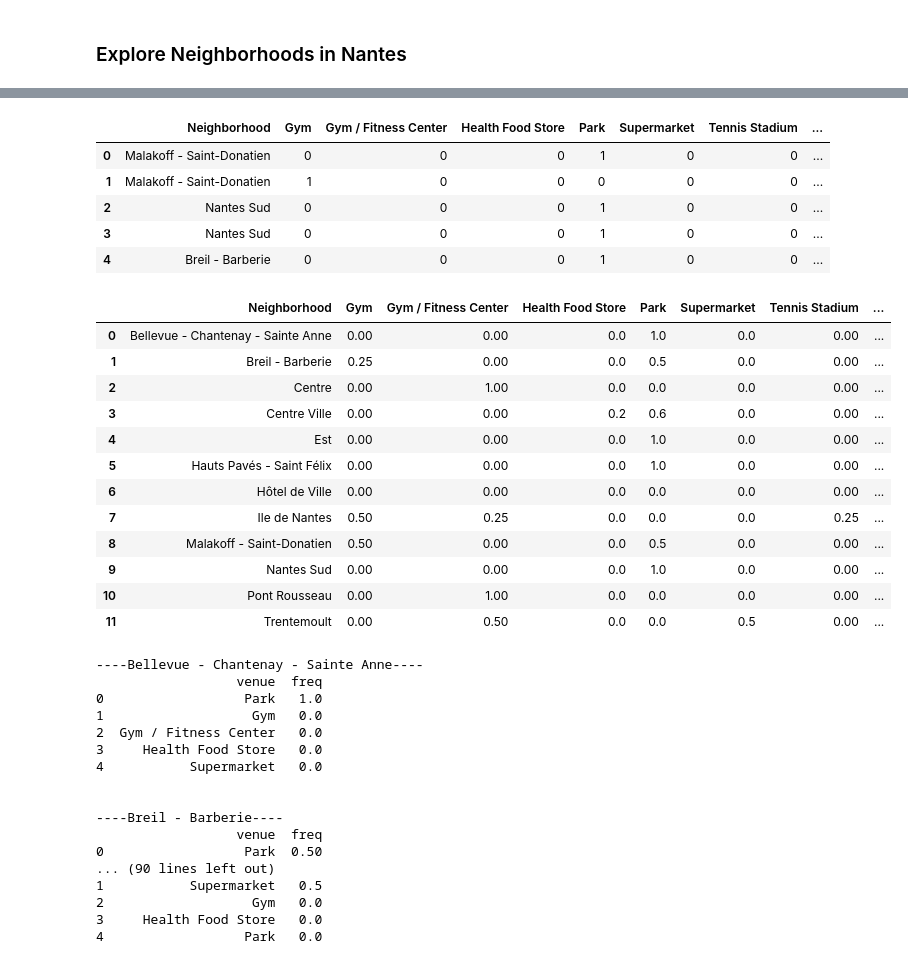
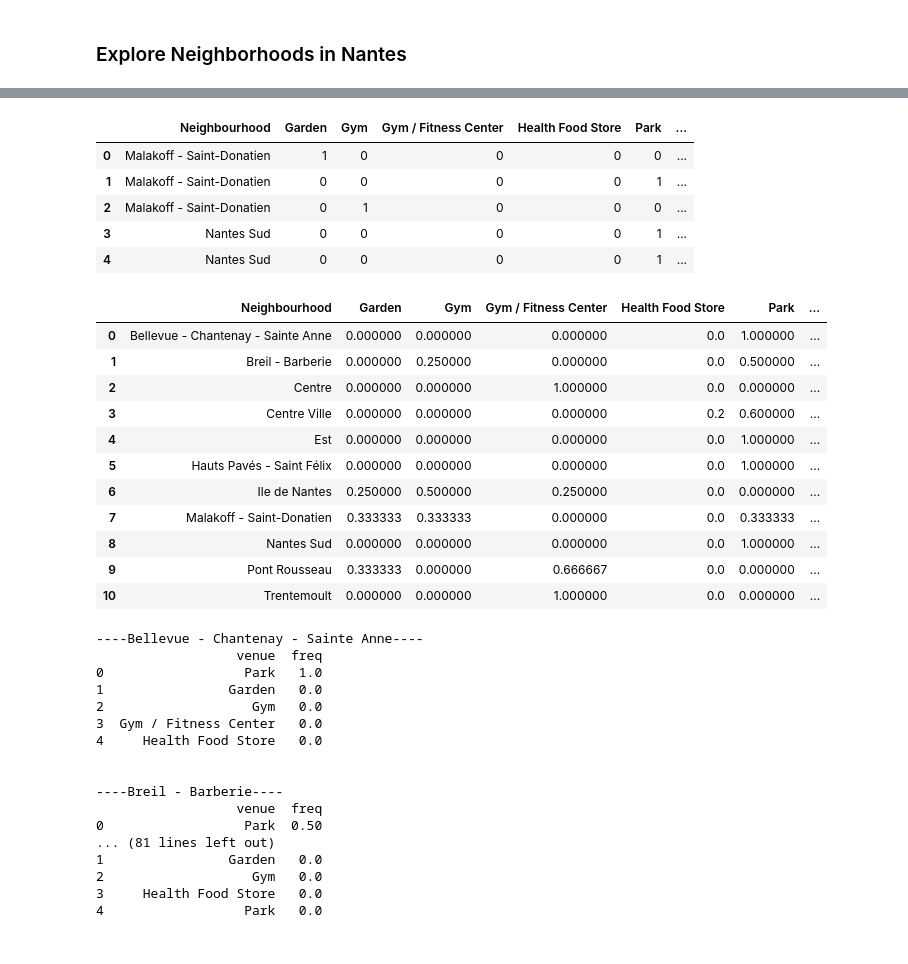
Before and after one commit to Preciousring/Coursera_Capstone, a Jupyter notebook: Capstone_Project _The Battle_of_Neighborhoods(Week 2).ipynb, the cells around one changed output, grey strips where cells are left out. Cells and saved outputs as stored; diff of their text form; code cells hidden in the pictures.

```diff
--- a/Capstone_Project _The Battle_of_Neighborhoods(Week 2).ipynb
+++ b/Capstone_Project _The Battle_of_Neighborhoods(Week 2).ipynb
@@ -220,8 +220,10 @@ LIMIT = 100 # A default Foursquare API limit value
 # We use the Foursquare API in order to have the venues in which we are interested (https://developer.foursquare.com/docs/build-with-foursquare/categories/)
 vegan_restaurant = '4bf58dd8d48988d1d3941735'
 park = '4bf58dd8d48988d163941735'
-yoga_center ='4bf58dd8d48988d175941735'
+gym_center ='4bf58dd8d48988d175941735'
 organic_shop = '52f2ab2ebcbc57f1066b8b45'
-foursquare_categories = ",".join([vegan_restaurant, park, yoga_center, organic_shop])
+botanical_garden = '52e81612bcbc57f1066b7a22'
+garden = '4bf58dd8d48988d15a941735'
+foursquare_categories = ",".join([vegan_restaurant, park, gym_center, organic_shop, botanical_garden, garden])
 print(foursquare_categories)
 # %% [output]
@@ -275,7 +277,7 @@ def getNearbyVenues(names, latitudes, longitudes, radius=500):
             v['venue']['categories'][0]['name']) for v in results])
 
     nearby_venues = pd.DataFrame([item for venue_list in venues_list for item in venue_list])
-    nearby_venues.columns = ['Neighborhood',
+    nearby_venues.columns = ['Neighbourhood',
                   'Neighbourhood Latitude',
                   'Neighbourhood Longitude',
                   'Venue',
@@ -317,0 +320,7 @@ nantes_venues.head()
+# %%
+venues_list = nantes_venues['Venue Category'].unique()
+display(venues_list)
+venues_to_drop = ['Tennis Stadium', 'Supermarket', 'Trade School', 'Pedestrian Plaza', 'Home Service']
+nantes_venues_final = nantes_venues[~nantes_venues['Venue Category'].isin(venues_to_drop)]
+
+nantes_venues_final
@@ -335,9 +365,9 @@ nantes_venues.groupby('Neighborhood').count()
 # %%
 # one hot encoding
-nantes_onehot = pd.get_dummies(nantes_venues[['Venue Category']], prefix="", prefix_sep="")
+nantes_onehot = pd.get_dummies(nantes_venues_final[['Venue Category']], prefix="", prefix_sep="")
 
 # add neighborhood column back to dataframe
-nantes_onehot['Neighborhood'] = nantes_venues['Neighborhood']
+nantes_onehot['Neighbourhood'] = nantes_venues_final['Neighbourhood']
 
 # move neighborhood column to the first column
 fixed_columns = [nantes_onehot.columns[-1]] + list(nantes_onehot.columns[:-1])
@@ -345,35 +375,34 @@ nantes_onehot = nantes_onehot[fixed_columns]
 
 nantes_onehot.head()
 # %% [output]
-|  | Neighborhood | Gym | Gym / Fitness Center | Health Food Store | Park | Supermarket | Tennis Stadium | ... |
-| 0 | Malakoff - Saint-Donatien | 0 | 0 | 0 | 1 | 0 | 0 | ... |
-| 1 | Malakoff - Saint-Donatien | 1 | 0 | 0 | 0 | 0 | 0 | ... |
-| 2 | Nantes Sud | 0 | 0 | 0 | 1 | 0 | 0 | ... |
-| 3 | Nantes Sud | 0 | 0 | 0 | 1 | 0 | 0 | ... |
-| 4 | Breil - Barberie | 0 | 0 | 0 | 1 | 0 | 0 | ... |
+|  | Neighbourhood | Garden | Gym | Gym / Fitness Center | Health Food Store | Park | ... |
+| 0 | Malakoff - Saint-Donatien | 1 | 0 | 0 | 0 | 0 | ... |
+| 1 | Malakoff - Saint-Donatien | 0 | 0 | 0 | 0 | 1 | ... |
+| 2 | Malakoff - Saint-Donatien | 0 | 1 | 0 | 0 | 0 | ... |
+| 3 | Nantes Sud | 0 | 0 | 0 | 0 | 1 | ... |
+| 4 | Nantes Sud | 0 | 0 | 0 | 0 | 1 | ... |
 # %%
-nantes_grouped = nantes_onehot.groupby('Neighborhood').mean().reset_index()
+nantes_grouped = nantes_onehot.groupby('Neighbourhood').mean().reset_index()
 nantes_grouped
 # %% [output]
-|  | Neighborhood | Gym | Gym / Fitness Center | Health Food Store | Park | Supermarket | Tennis Stadium | ... |
-| 0 | Bellevue - Chantenay - Sainte Anne | 0.00 | 0.00 | 0.0 | 1.0 | 0.0 | 0.00 | ... |
-| 1 | Breil - Barberie | 0.25 | 0.00 | 0.0 | 0.5 | 0.0 | 0.00 | ... |
-| 2 | Centre | 0.00 | 1.00 | 0.0 | 0.0 | 0.0 | 0.00 | ... |
-| 3 | Centre Ville | 0.00 | 0.00 | 0.2 | 0.6 | 0.0 | 0.00 | ... |
-| 4 | Est | 0.00 | 0.00 | 0.0 | 1.0 | 0.0 | 0.00 | ... |
-| 5 | Hauts Pavés - Saint Félix | 0.00 | 0.00 | 0.0 | 1.0 | 0.0 | 0.00 | ... |
-| 6 | Hôtel de Ville | 0.00 | 0.00 | 0.0 | 0.0 | 0.0 | 0.00 | ... |
-| 7 | Ile de Nantes | 0.50 | 0.25 | 0.0 | 0.0 | 0.0 | 0.25 | ... |
-| 8 | Malakoff - Saint-Donatien | 0.50 | 0.00 | 0.0 | 0.5 | 0.0 | 0.00 | ... |
-| 9 | Nantes Sud | 0.00 | 0.00 | 0.0 | 1.0 | 0.0 | 0.00 | ... |
-| 10 | Pont Rousseau | 0.00 | 1.00 | 0.0 | 0.0 | 0.0 | 0.00 | ... |
-| 11 | Trentemoult | 0.00 | 0.50 | 0.0 | 0.0 | 0.5 | 0.00 | ... |
+|  | Neighbourhood | Garden | Gym | Gym / Fitness Center | Health Food Store | Park | ... |
+| 0 | Bellevue - Chantenay - Sainte Anne | 0.000000 | 0.000000 | 0.000000 | 0.0 | 1.000000 | ... |
+| 1 | Breil - Barberie | 0.000000 | 0.250000 | 0.000000 | 0.0 | 0.500000 | ... |
+| 2 | Centre | 0.000000 | 0.000000 | 1.000000 | 0.0 | 0.000000 | ... |
+| 3 | Centre Ville | 0.000000 | 0.000000 | 0.000000 | 0.2 | 0.600000 | ... |
+| 4 | Est | 0.000000 | 0.000000 | 0.000000 | 0.0 | 1.000000 | ... |
+| 5 | Hauts Pavés - Saint Félix | 0.000000 | 0.000000 | 0.000000 | 0.0 | 1.000000 | ... |
+| 6 | Ile de Nantes | 0.250000 | 0.500000 | 0.250000 | 0.0 | 0.000000 | ... |
+| 7 | Malakoff - Saint-Donatien | 0.333333 | 0.333333 | 0.000000 | 0.0 | 0.333333 | ... |
+| 8 | Nantes Sud | 0.000000 | 0.000000 | 0.000000 | 0.0 | 1.000000 | ... |
+| 9 | Pont Rousseau | 0.333333 | 0.000000 | 0.666667 | 0.0 | 0.000000 | ... |
+| 10 | Trentemoult | 0.000000 | 0.000000 | 1.000000 | 0.0 | 0.000000 | ... |
 # %%
 num_top_venues = 5
 
-for hood in nantes_grouped['Neighborhood']:
+for hood in nantes_grouped['Neighbourhood']:
     print("----"+hood+"----")
-    temp = nantes_grouped[nantes_grouped['Neighborhood'] == hood].T.reset_index()
+    temp = nantes_grouped[nantes_grouped['Neighbourhood'] == hood].T.reset_index()
     temp.columns = ['venue','freq']
     temp = temp.iloc[1:]
     temp['freq'] = temp['freq'].astype(float)
@@ -384,17 +413,17 @@ for hood in nantes_grouped['Neighborhood']:
 ----Bellevue - Chantenay - Sainte Anne----
                   venue  freq
 0                  Park   1.0
-1                   Gym   0.0
-2  Gym / Fitness Center   0.0
-3     Health Food Store   0.0
-4           Supermarket   0.0
+1                Garden   0.0
+2                   Gym   0.0
+3  Gym / Fitness Center   0.0
+4     Health Food Store   0.0
 
 
 ----Breil - Barberie----
                   venue  freq
 0                  Park  0.50
-... (90 lines left out)
-1           Supermarket   0.5
+... (81 lines left out)
+1                Garden   0.0
 2                   Gym   0.0
 3     Health Food Store   0.0
 4                  Park   0.0
```
Also changed, not shown: parts of 15 cells of this notebook.
